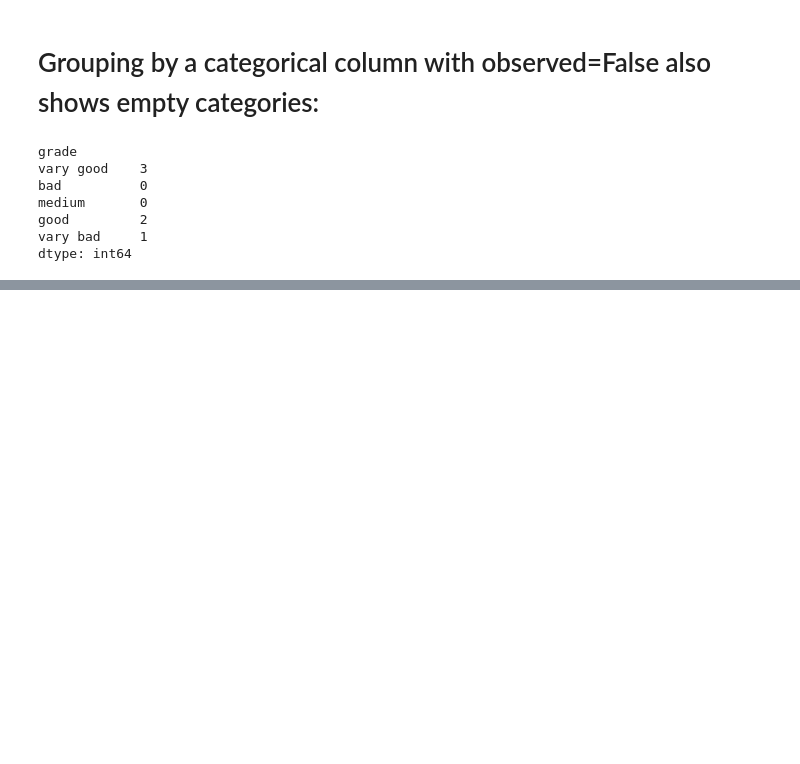
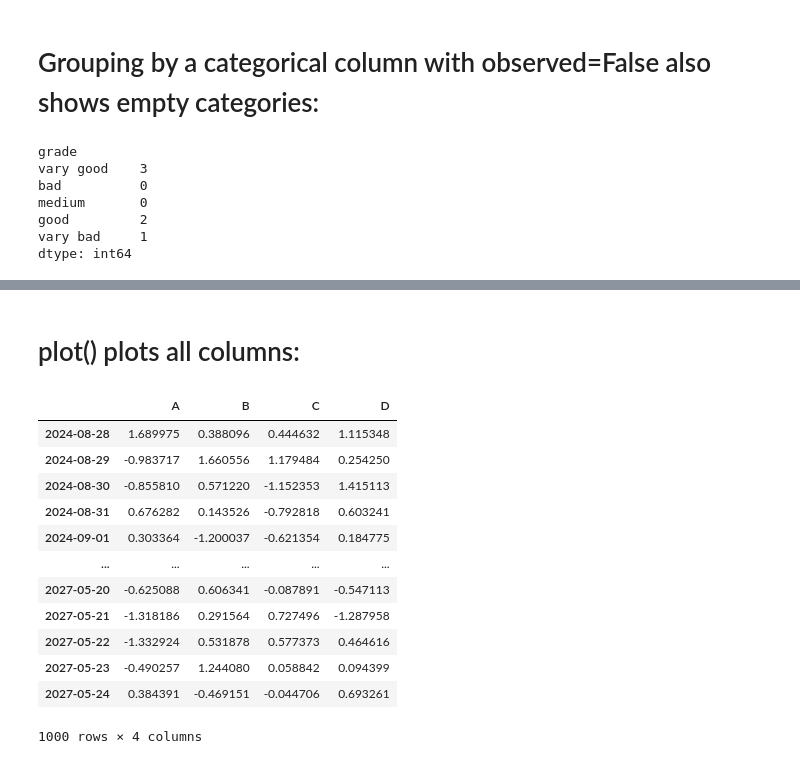
Before and after one commit to gopal-py07/DataSciencePandasExample, a Jupyter notebook: practices/10minPandas.ipynb, the cells around one changed output, grey strips where cells are left out. Cells and saved outputs as stored; diff of their text form; code cells hidden in the pictures; blank space fills up the shorter version.

```diff
--- a/practices/10minPandas.ipynb
+++ b/practices/10minPandas.ipynb
@@ -1378,0 +1430,2 @@ dtype: int64
+# %% [markdown]
+# plot() plots all columns:
@@ -1378,0 +1434,16 @@ dtype: int64
+# %%
+df
+# %% [output]
+|  | A | B | C | D |
+| 2024-08-28 | 1.689975 | 0.388096 | 0.444632 | 1.115348 |
+| 2024-08-29 | -0.983717 | 1.660556 | 1.179484 | 0.254250 |
+| 2024-08-30 | -0.855810 | 0.571220 | -1.152353 | 1.415113 |
+| 2024-08-31 | 0.676282 | 0.143526 | -0.792818 | 0.603241 |
+| 2024-09-01 | 0.303364 | -1.200037 | -0.621354 | 0.184775 |
+| ... | ... | ... | ... | ... |
+| 2027-05-20 | -0.625088 | 0.606341 | -0.087891 | -0.547113 |
+| 2027-05-21 | -1.318186 | 0.291564 | 0.727496 | -1.287958 |
+| 2027-05-22 | -1.332924 | 0.531878 | 0.577373 | 0.464616 |
+| 2027-05-23 | -0.490257 | 1.244080 | 0.058842 | 0.094399 |
+| 2027-05-24 | 0.384391 | -0.469151 | -0.044706 | 0.693261 |
+1000 rows × 4 columns
```
Also changed, not shown: parts of 16 cells of this notebook.
